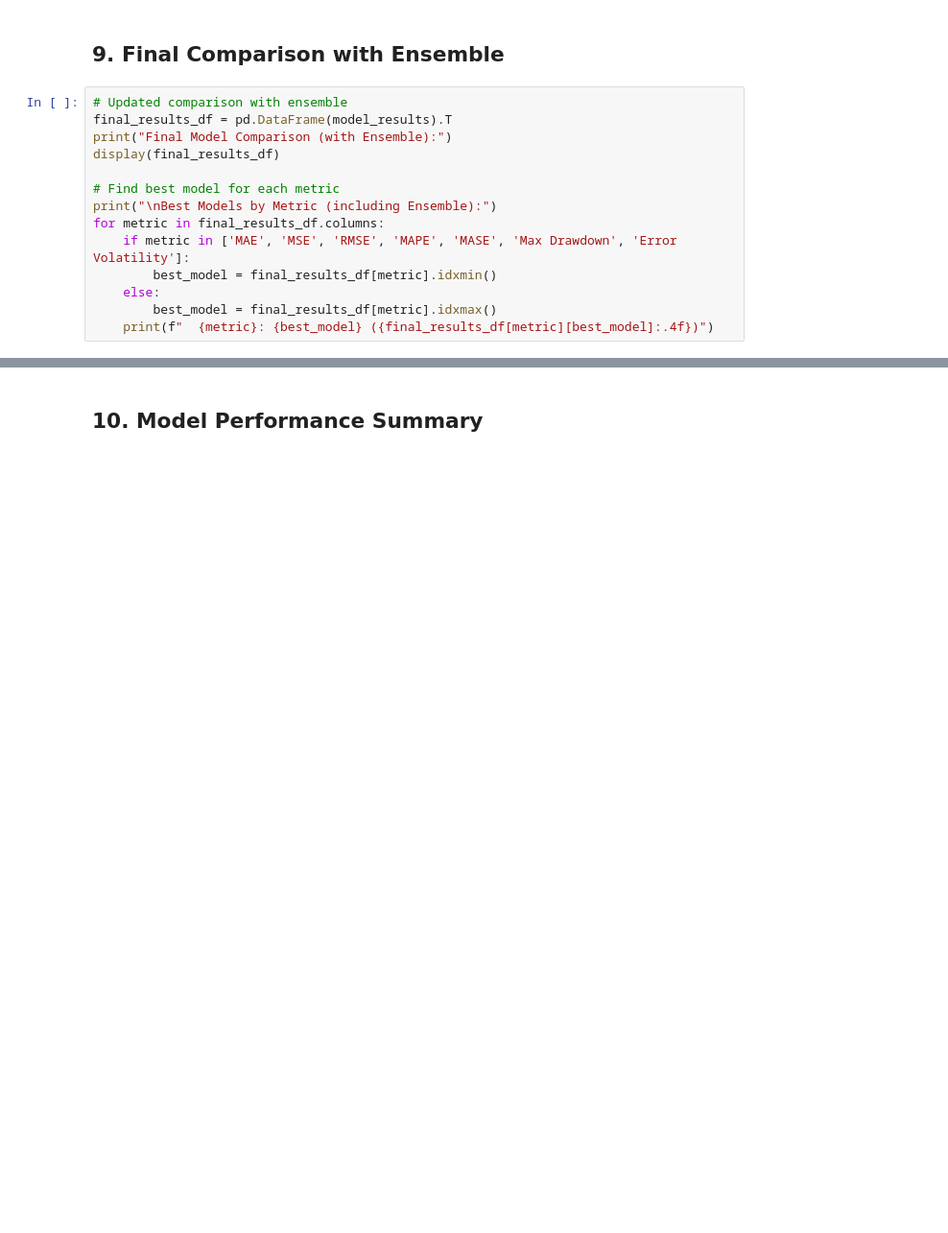
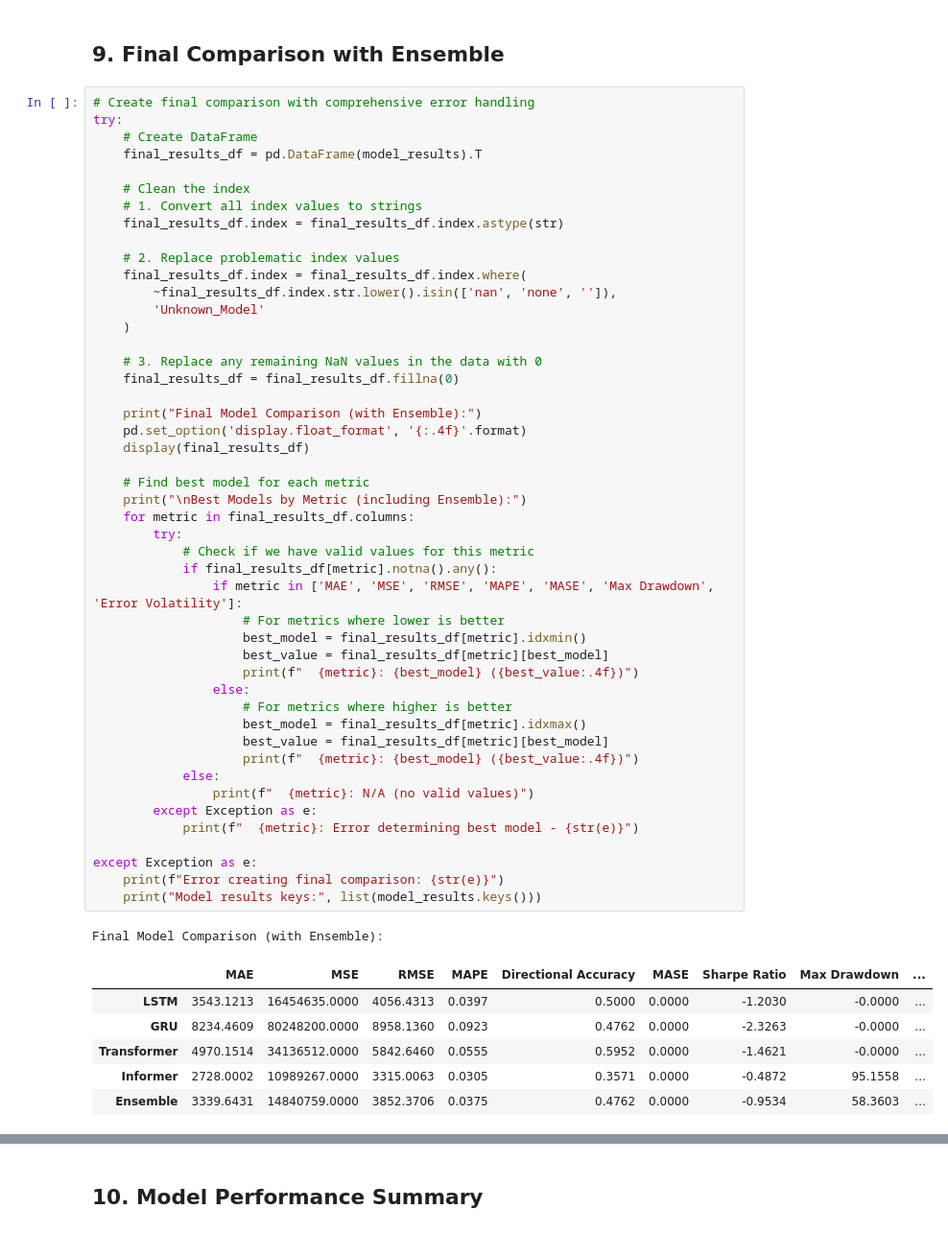
Before and after one commit to Tushar-Siddik/crypto_forecasting, a Jupyter notebook: notebooks/03_model_comparison.ipynb, the cells around one changed output, grey strips where cells are left out. Shown at 96% size. Drawn from its saved outputs; the diff is of its cells as text; blank space fills up the shorter version.

Commit message:
update: model comparison notebook

```diff
--- a/notebooks/03_model_comparison.ipynb
+++ b/notebooks/03_model_comparison.ipynb
@@ -378,16 +734,57 @@ model_predictions['Ensemble'] = ensemble_predictions
 # %% [markdown]
 ## 9. Final Comparison with Ensemble
-# %%
-# Updated comparison with ensemble
-final_results_df = pd.DataFrame(model_results).T
-print("Final Model Comparison (with Ensemble):")
-display(final_results_df)
-
-# Find best model for each metric
-print("\nBest Models by Metric (including Ensemble):")
-for metric in final_results_df.columns:
-    if metric in ['MAE', 'MSE', 'RMSE', 'MAPE', 'MASE', 'Max Drawdown', 'Error Volatility']:
-        best_model = final_results_df[metric].idxmin()
-    else:
-        best_model = final_results_df[metric].idxmax()
-    print(f"  {metric}: {best_model} ({final_results_df[metric][best_model]:.4f})")
+# %%
+# Create final comparison with comprehensive error handling
+try:
+    # Create DataFrame
+    final_results_df = pd.DataFrame(model_results).T
+
+    # Clean the index
+    # 1. Convert all index values to strings
+    final_results_df.index = final_results_df.index.astype(str)
+
+    # 2. Replace problematic index values
+    final_results_df.index = final_results_df.index.where(
+        ~final_results_df.index.str.lower().isin(['nan', 'none', '']),
+        'Unknown_Model'
+    )
+
+    # 3. Replace any remaining NaN values in the data with 0
+    final_results_df = final_results_df.fillna(0)
+
+    print("Final Model Comparison (with Ensemble):")
+    pd.set_option('display.float_format', '{:.4f}'.format)
+    display(final_results_df)
+
+    # Find best model for each metric
+    print("\nBest Models by Metric (including Ensemble):")
+    for metric in final_results_df.columns:
+        try:
+            # Check if we have valid values for this metric
+            if final_results_df[metric].notna().any():
+                if metric in ['MAE', 'MSE', 'RMSE', 'MAPE', 'MASE', 'Max Drawdown', 'Error Volatility']:
+                    # For metrics where lower is better
+                    best_model = final_results_df[metric].idxmin()
+                    best_value = final_results_df[metric][best_model]
+                    print(f"  {metric}: {best_model} ({best_value:.4f})")
+                else:
+                    # For metrics where higher is better
+                    best_model = final_results_df[metric].idxmax()
+                    best_value = final_results_df[metric][best_model]
+                    print(f"  {metric}: {best_model} ({best_value:.4f})")
+            else:
+                print(f"  {metric}: N/A (no valid values)")
+        except Exception as e:
+            print(f"  {metric}: Error determining best model - {str(e)}")
+
+except Exception as e:
+    print(f"Error creating final comparison: {str(e)}")
+    print("Model results keys:", list(model_results.keys()))
+# %% [output]
+Final Model Comparison (with Ensemble):
+|  | MAE | MSE | RMSE | MAPE | Directional Accuracy | MASE | Sharpe Ratio | Max Drawdown | ... |
+| LSTM | 3543.1213 | 16454635.0000 | 4056.4313 | 0.0397 | 0.5000 | 0.0000 | -1.2030 | -0.0000 | ... |
+| GRU | 8234.4609 | 80248200.0000 | 8958.1360 | 0.0923 | 0.4762 | 0.0000 | -2.3263 | -0.0000 | ... |
+| Transformer | 4970.1514 | 34136512.0000 | 5842.6460 | 0.0555 | 0.5952 | 0.0000 | -1.4621 | -0.0000 | ... |
+| Informer | 2728.0002 | 10989267.0000 | 3315.0063 | 0.0305 | 0.3571 | 0.0000 | -0.4872 | 95.1558 | ... |
+| Ensemble | 3339.6431 | 14840759.0000 | 3852.3706 | 0.0375 | 0.4762 | 0.0000 | -0.9534 | 58.3603 | ... |
```
Also changed, not shown: parts of 18 cells of this notebook.
